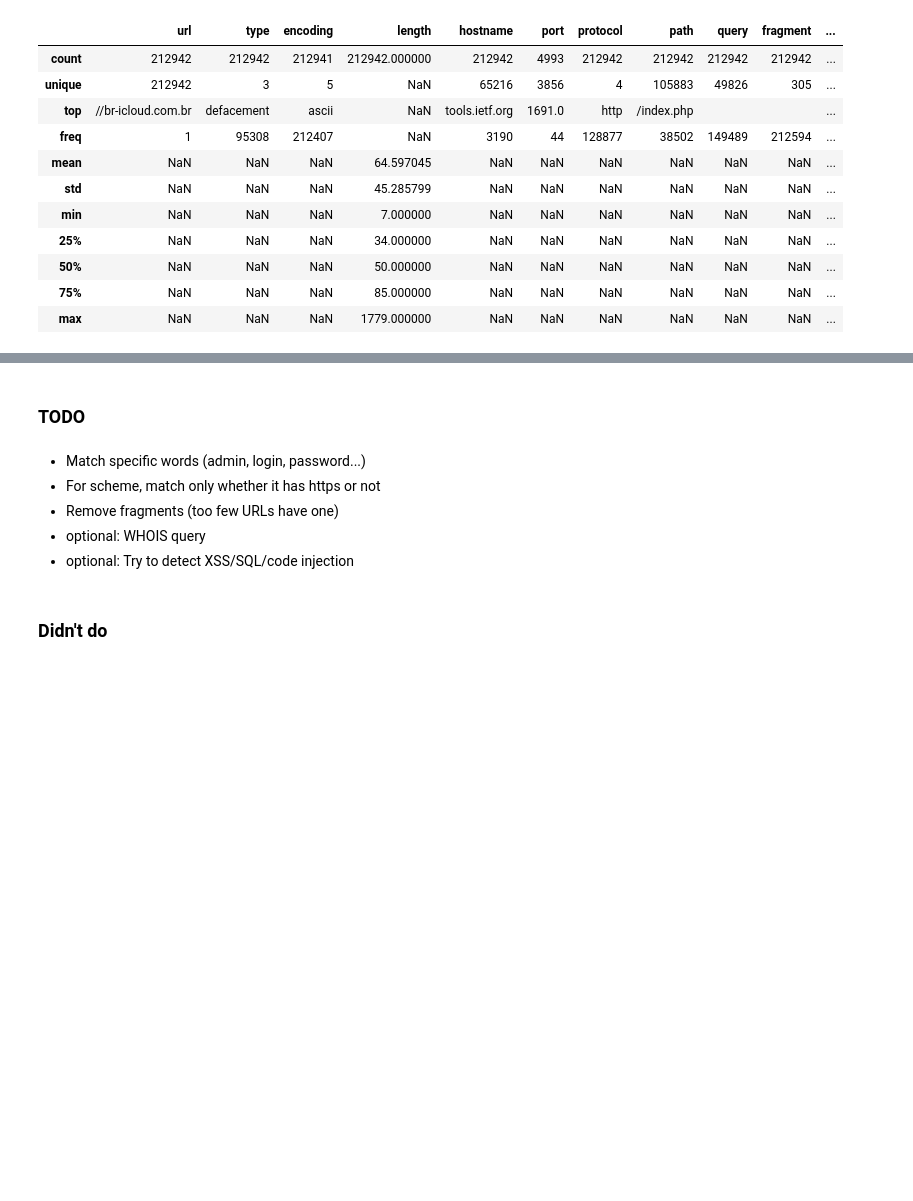
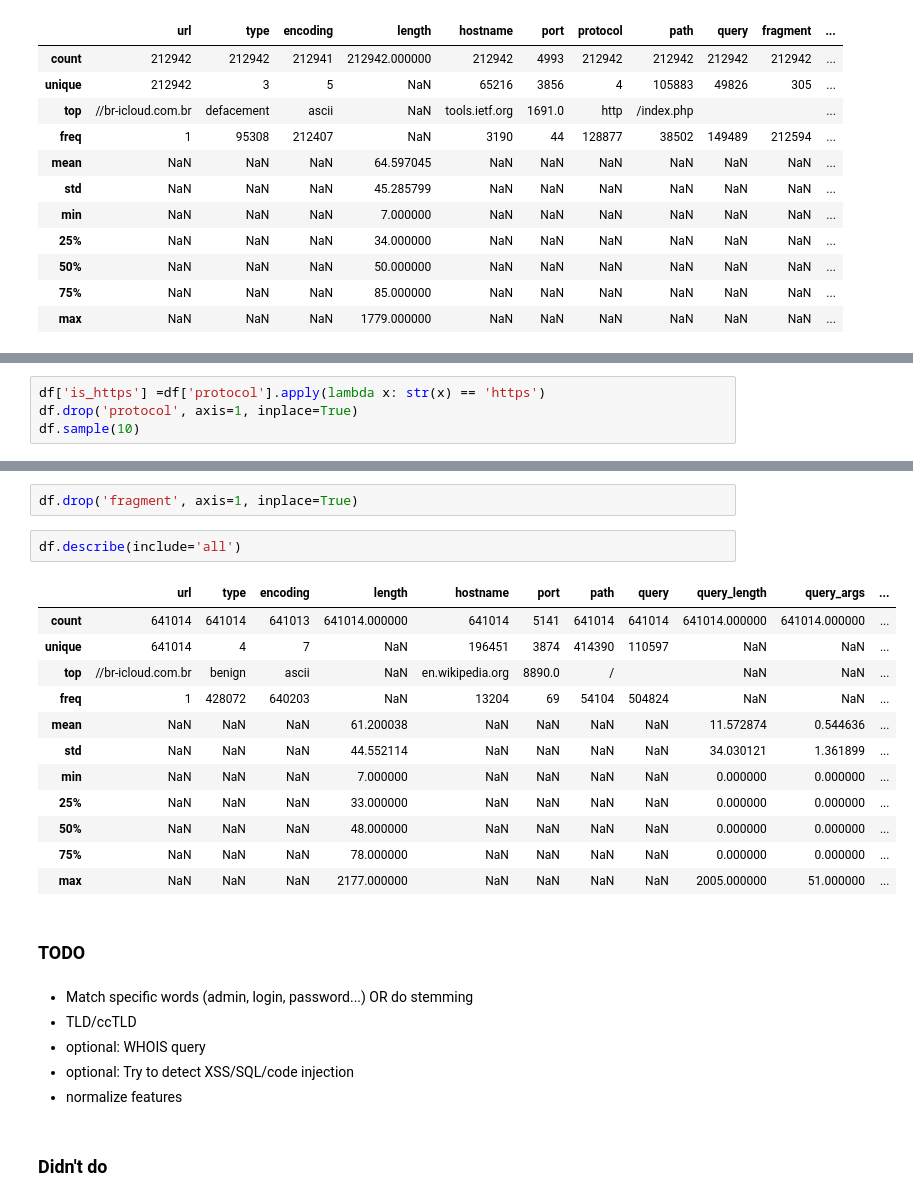
Before and after one commit to Metalcape/url-classifier, a Jupyter notebook: url-classifier.ipynb, the cells around one changed output, grey strips where cells are left out. Drawn from its saved outputs; the diff is of its cells as text; blank space fills up the shorter version.

```diff
--- a/url-classifier.ipynb
+++ b/url-classifier.ipynb
@@ -340,3 +340,7 @@ df.query('is_shortener == True').describe(include='all')
 | 50% | NaN | NaN | NaN | 21.000000 | NaN | NaN | NaN | NaN | NaN | NaN | ... |
 | 75% | NaN | NaN | NaN | 35.000000 | NaN | NaN | NaN | NaN | NaN | NaN | ... |
 | max | NaN | NaN | NaN | 386.000000 | NaN | NaN | NaN | NaN | NaN | NaN | ... |
+# %%
+df['is_https'] =df['protocol'].apply(lambda x: str(x) == 'https')
+df.drop('protocol', axis=1, inplace=True)
+df.sample(10)
@@ -343,11 +359,28 @@ df.query('is_shortener == True').describe(include='all')
+# %%
+df.drop('fragment', axis=1, inplace=True)
+# %%
+df.describe(include='all')
+# %% [output]
+|  | url | type | encoding | length | hostname | port | path | query | query_length | query_args | ... |
+| count | 641014 | 641014 | 641013 | 641014.000000 | 641014 | 5141 | 641014 | 641014 | 641014.000000 | 641014.000000 | ... |
+| unique | 641014 | 4 | 7 | NaN | 196451 | 3874 | 414390 | 110597 | NaN | NaN | ... |
+| top | //br-icloud.com.br | benign | ascii | NaN | en.wikipedia.org | 8890.0 | / |  | NaN | NaN | ... |
+| freq | 1 | 428072 | 640203 | NaN | 13204 | 69 | 54104 | 504824 | NaN | NaN | ... |
+| mean | NaN | NaN | NaN | 61.200038 | NaN | NaN | NaN | NaN | 11.572874 | 0.544636 | ... |
+| std | NaN | NaN | NaN | 44.552114 | NaN | NaN | NaN | NaN | 34.030121 | 1.361899 | ... |
+| min | NaN | NaN | NaN | 7.000000 | NaN | NaN | NaN | NaN | 0.000000 | 0.000000 | ... |
+| 25% | NaN | NaN | NaN | 33.000000 | NaN | NaN | NaN | NaN | 0.000000 | 0.000000 | ... |
+| 50% | NaN | NaN | NaN | 48.000000 | NaN | NaN | NaN | NaN | 0.000000 | 0.000000 | ... |
+| 75% | NaN | NaN | NaN | 78.000000 | NaN | NaN | NaN | NaN | 0.000000 | 0.000000 | ... |
+| max | NaN | NaN | NaN | 2177.000000 | NaN | NaN | NaN | NaN | 2005.000000 | 51.000000 | ... |
 # %% [markdown]
 ### TODO
 # %% [markdown]
-- Match specific words (admin, login, password...)
-- For scheme, match only whether it has https or not
-- Remove fragments (too few URLs have one)
+- Match specific words (admin, login, password...) OR do stemming
+- TLD/ccTLD
 - optional: WHOIS query
 - optional: Try to detect XSS/SQL/code injection
+- normalize features
 # %% [markdown]
 ### Didn't do
 # %% [markdown]
```
Also changed, not shown: parts of 2 cells of this notebook.
